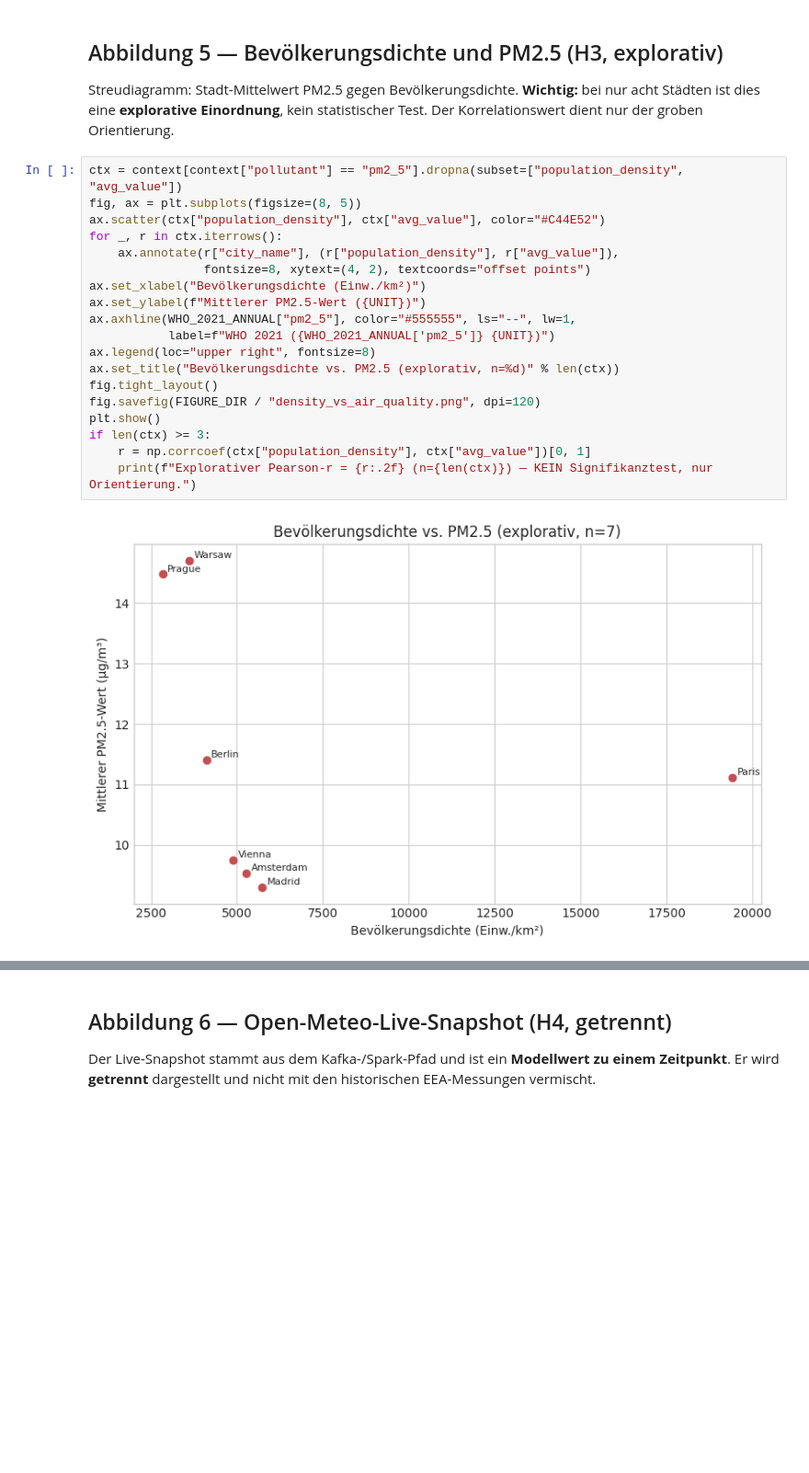
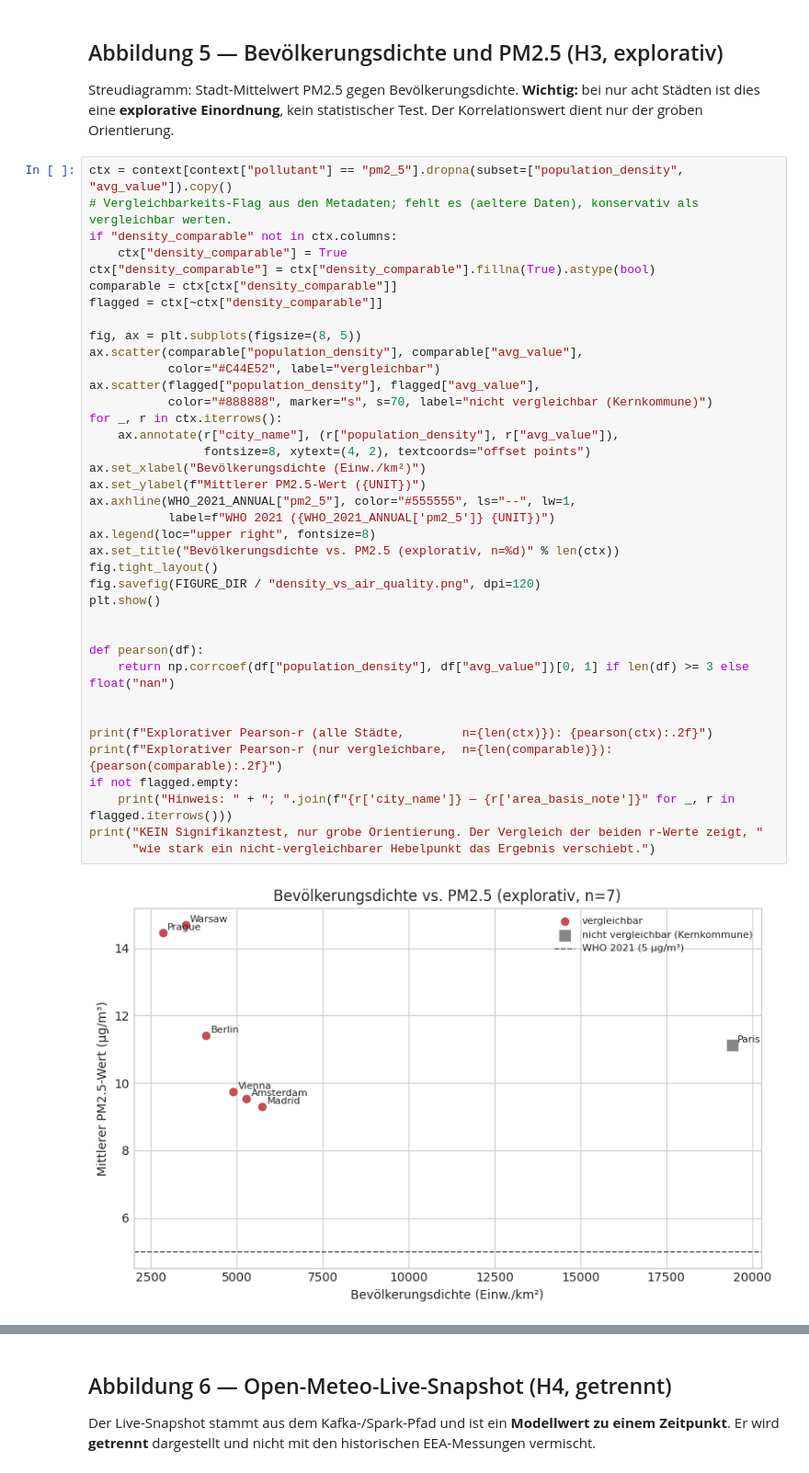
Before and after one commit to OnlyMajorG/euro-air-quality-pipeline, a Jupyter notebook: notebooks/09_analysis_visualization_and_storytelling.ipynb, the cells around one changed output, grey strips where cells are left out. Shown at 92% size. Cells and saved outputs as stored; diff of their text form; blank space fills up the shorter version.

```diff
--- a/notebooks/09_analysis_visualization_and_storytelling.ipynb
+++ b/notebooks/09_analysis_visualization_and_storytelling.ipynb
@@ -218,23 +221,42 @@ Streudiagramm: Stadt-Mittelwert PM2.5 gegen Bevölkerungsdichte. **Wichtig:** be
 dies eine **explorative Einordnung**, kein statistischer Test. Der Korrelationswert dient nur der
 groben Orientierung.
 # %%
-ctx = context[context["pollutant"] == "pm2_5"].dropna(subset=["population_density", "avg_value"])
+ctx = context[context["pollutant"] == "pm2_5"].dropna(subset=["population_density", "avg_value"]).copy()
+# Vergleichbarkeits-Flag aus den Metadaten; fehlt es (aeltere Daten), konservativ als vergleichbar werten.
+if "density_comparable" not in ctx.columns:
+    ctx["density_comparable"] = True
+ctx["density_comparable"] = ctx["density_comparable"].fillna(True).astype(bool)
+comparable = ctx[ctx["density_comparable"]]
+flagged = ctx[~ctx["density_comparable"]]
+
 fig, ax = plt.subplots(figsize=(8, 5))
-ax.scatter(ctx["population_density"], ctx["avg_value"], color="#C44E52")
+ax.scatter(comparable["population_density"], comparable["avg_value"],
+           color="#C44E52", label="vergleichbar")
+ax.scatter(flagged["population_density"], flagged["avg_value"],
+           color="#888888", marker="s", s=70, label="nicht vergleichbar (Kernkommune)")
 for _, r in ctx.iterrows():
     ax.annotate(r["city_name"], (r["population_density"], r["avg_value"]),
                 fontsize=8, xytext=(4, 2), textcoords="offset points")
 ax.set_xlabel("Bevölkerungsdichte (Einw./km²)")
 ax.set_ylabel(f"Mittlerer PM2.5-Wert ({UNIT})")
 ax.axhline(WHO_2021_ANNUAL["pm2_5"], color="#555555", ls="--", lw=1,
            label=f"WHO 2021 ({WHO_2021_ANNUAL['pm2_5']} {UNIT})")
 ax.legend(loc="upper right", fontsize=8)
 ax.set_title("Bevölkerungsdichte vs. PM2.5 (explorativ, n=%d)" % len(ctx))
 fig.tight_layout()
 fig.savefig(FIGURE_DIR / "density_vs_air_quality.png", dpi=120)
 plt.show()
-if len(ctx) >= 3:
-    r = np.corrcoef(ctx["population_density"], ctx["avg_value"])[0, 1]
-    print(f"Explorativer Pearson-r = {r:.2f} (n={len(ctx)}) — KEIN Signifikanztest, nur Orientierung.")
+
+
+def pearson(df):
+    return np.corrcoef(df["population_density"], df["avg_value"])[0, 1] if len(df) >= 3 else float("nan")
+
+
+print(f"Explorativer Pearson-r (alle Städte,        n={len(ctx)}): {pearson(ctx):.2f}")
+print(f"Explorativer Pearson-r (nur vergleichbare,  n={len(comparable)}): {pearson(comparable):.2f}")
+if not flagged.empty:
+    print("Hinweis: " + "; ".join(f"{r['city_name']} — {r['area_basis_note']}" for _, r in flagged.iterrows()))
+print("KEIN Signifikanztest, nur grobe Orientierung. Der Vergleich der beiden r-Werte zeigt, "
+      "wie stark ein nicht-vergleichbarer Hebelpunkt das Ergebnis verschiebt.")
 # %% [output]
-[figure, old version]
+[figure, new version]
```
Also changed, not shown: parts of 11 cells of this notebook, 6 other files.
